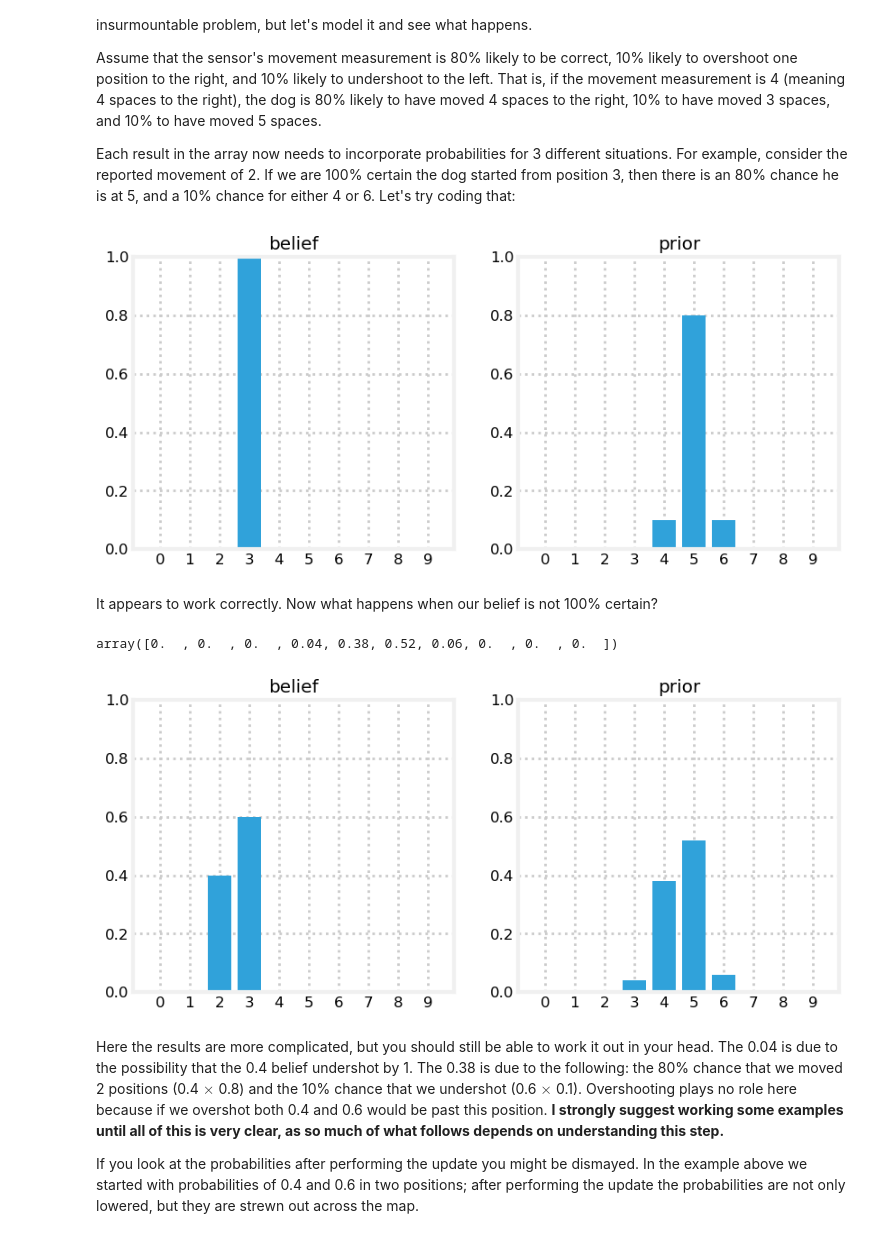
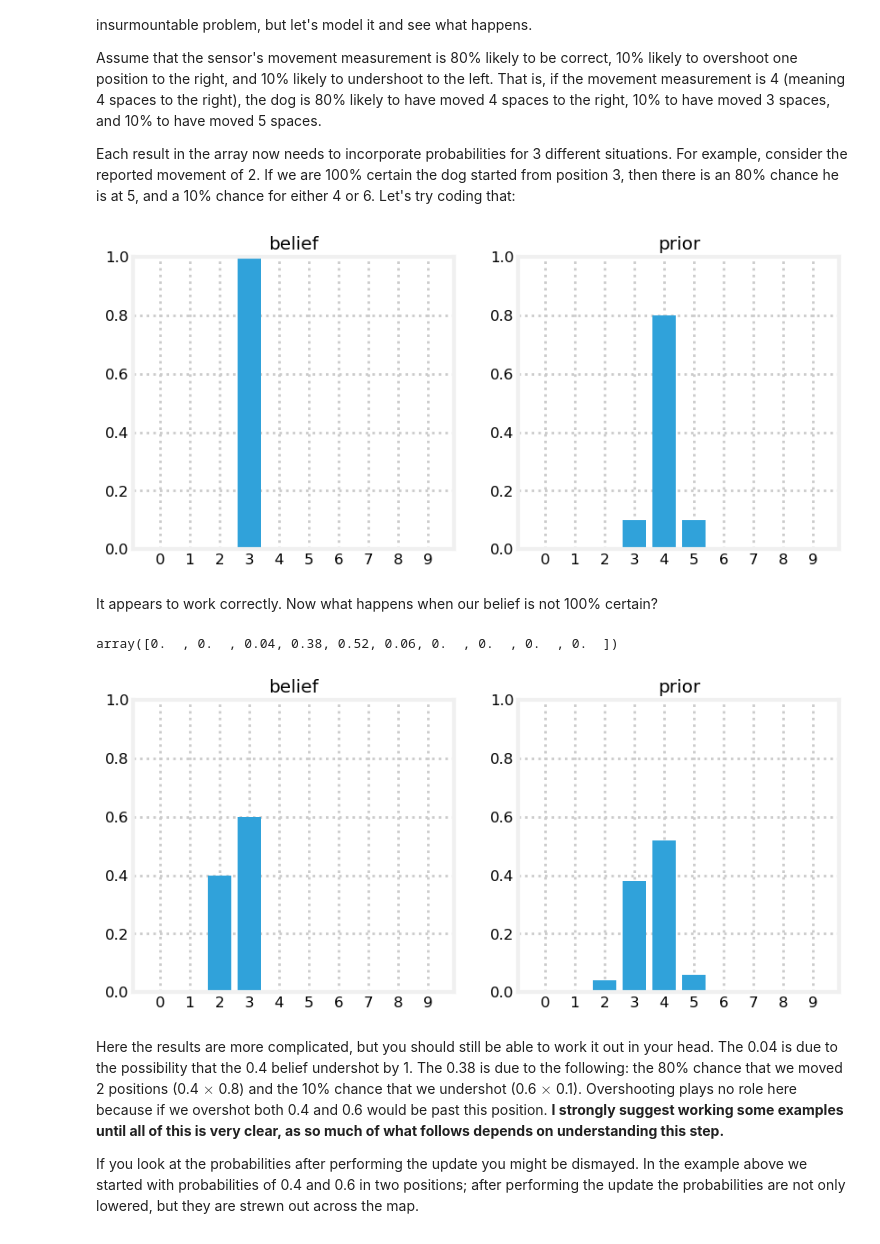
Before and after one commit to mbloem/Kalman-and-Bayesian-Filters-in-Python, a Jupyter notebook: 02-Discrete-Bayes-slides.ipynb, the cells around one changed output. Drawn from its saved outputs; the diff is of its cells as text; code cells hidden in the pictures.

```diff
--- a/02-Discrete-Bayes-slides.ipynb
+++ b/02-Discrete-Bayes-slides.ipynb
@@ -499,30 +501,30 @@ Each result in the array now needs to incorporate probabilities for 3 different
 # %%
 def predict_move(belief, direction, time_steps, p_under, p_correct, p_over):
     move = direction * time_steps
     n = len(belief)
     prior = np.zeros(n)
     for i in range(n):
         prior[i] = (
             belief[(i-move) % n]   * p_correct +
             belief[(i-move-1) % n] * p_over +
             belief[(i-move+1) % n] * p_under)
     return prior
 
 belief = [0., 0., 0., 1., 0., 0., 0., 0., 0., 0.]
-prior = predict_move(belief, 1, 2, .1, .8, .1)
+prior = predict_move(belief, 1, 1, .1, .8, .1)
 book_plots.plot_belief_vs_prior(belief, prior)
 # %% [output]
-[figure, old version]
+[figure, new version]
 # %% [markdown]
 It appears to work correctly. Now what happens when our belief is not 100% certain?
 # %%
 belief = [0, 0, .4, .6, 0, 0, 0, 0, 0, 0]
-prior = predict_move(belief, 1, 2, .1, .8, .1)
+prior = predict_move(belief, 1, 1, .1, .8, .1)
 book_plots.plot_belief_vs_prior(belief, prior)
 prior
 # %% [output]
-array([0.  , 0.  , 0.  , 0.04, 0.38, 0.52, 0.06, 0.  , 0.  , 0.  ])
+array([0.  , 0.  , 0.04, 0.38, 0.52, 0.06, 0.  , 0.  , 0.  , 0.  ])
-[figure, old version]
+[figure, new version]
 # %% [markdown]
 Here the results are more complicated, but you should still be able to work it out in your head. The 0.04 is due to the possibility that the 0.4 belief undershot by 1. The 0.38 is due to the following: the 80% chance that we moved 2 positions (0.4 $\times$ 0.8) and the 10% chance that we undershot (0.6 $\times$ 0.1). Overshooting plays no role here because if we overshot both 0.4 and 0.6 would be past this position. **I strongly suggest working some examples until all of this is very clear, as so much of what follows depends on understanding this step.**
 
```
Also changed, not shown: parts of 21 cells of this notebook.
